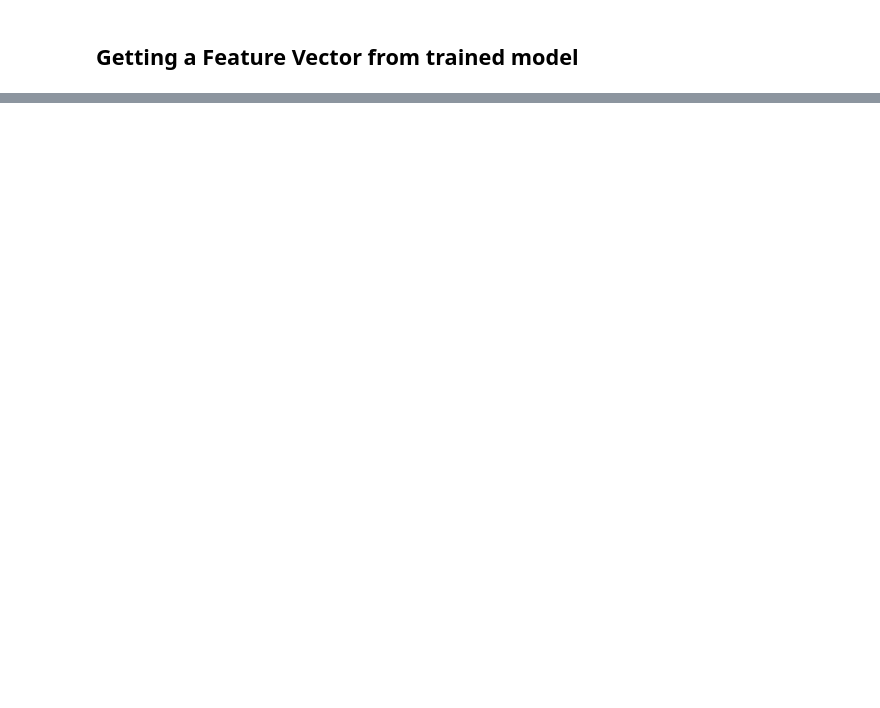
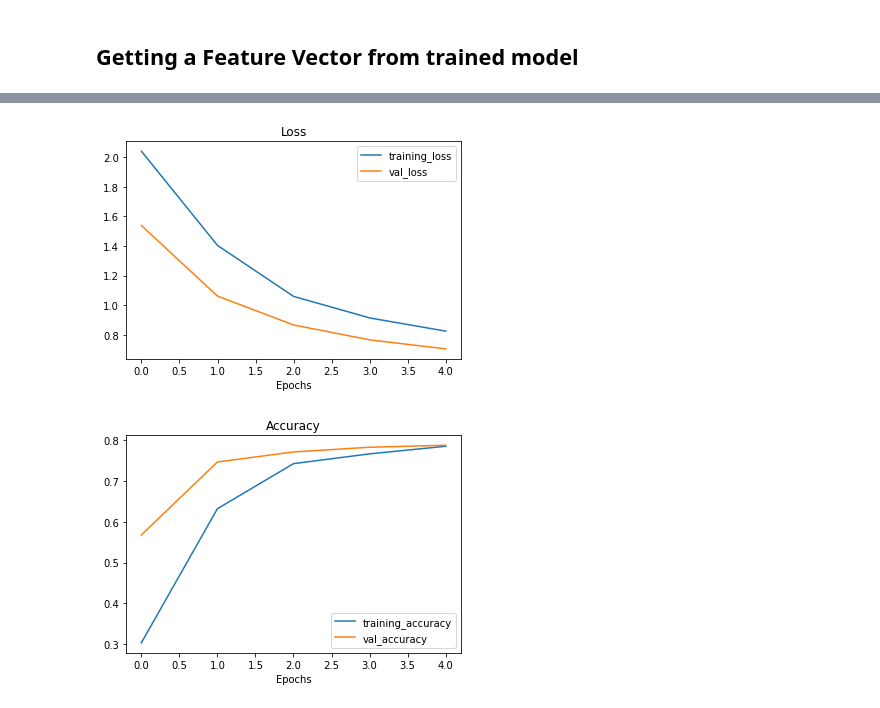
Before and after one commit to priteshkeleven/tf_course, a Jupyter notebook: transfer_learning_part_2_fine_tuning.ipynb, the cells around one changed output, grey strips where cells are left out. Cells and saved outputs as stored; diff of their text form; code cells hidden in the pictures; blank space fills up the shorter version.

```diff
--- a/transfer_learning_part_2_fine_tuning.ipynb
+++ b/transfer_learning_part_2_fine_tuning.ipynb
@@ -267,0 +472,3 @@ tf.reduce_mean(input_tensor, axis=[1, 2])
+# %%
+train_10_percent_dir = "10_food_classes_10_percent/train"
+test_dir = "10_food_classes_10_percent/test"
@@ -267,0 +544,17 @@ tf.reduce_mean(input_tensor, axis=[1, 2])
+# %%
+input_shape = (224, 224, 3)
+
+base_model = keras.applications.EfficientNetB0(include_top=False)
+base_model.trainable = False
+
+inputs = layers.Input(shape=input_shape, name="input_layer")
+x = data_augmentation(inputs)
+x = base_model(x, training=False)
+x = layers.GlobalAveragePooling2D()(x)
+outputs = layers.Dense(10, activation="softmax", name="output_layer")(x)
+
+model_2 = keras.Model(inputs, outputs)
+
+model_2.compile(loss="categorical_crossentropy",
+                optimizer=keras.optimizers.Adam(),
+               metrics=["accuracy"])
@@ -267,0 +563,8 @@ tf.reduce_mean(input_tensor, axis=[1, 2])
+# %%
+checkpoint_path = "10_percent_model_checkpoints_weights/checkpoints.ckpt"
+
+model_checkpoint_callback = keras.callbacks.ModelCheckpoint(filepath=checkpoint_path,
+                                                            save_weights_only=True,
+                                                            save_best_only=False,
+                                                           save_freq="epoch",
+                                                           verbose=0)
@@ -267,0 +573,10 @@ tf.reduce_mean(input_tensor, axis=[1, 2])
+# %%
+initial_epochs = 5
+
+history_model_2 = model_2.fit(train_10_percent_data,
+           epochs=initial_epochs,
+           steps_per_epoch=len(train_10_percent_data),
+           validation_data=test_data,
+           validation_steps=int(0.25 * len(test_data)),
+            callbacks=[model_checkpoint_callback, create_tensorboard_callback(dir_name="transfer_learning",
+                                                   experiment_name="10_percent_data_aug")])
@@ -267,0 +595,5 @@ tf.reduce_mean(input_tensor, axis=[1, 2])
+# %%
+plot_loss_curves(history_model_2)
+# %% [output]
+[figure, added]
+[figure, added]
```
Also changed, not shown: parts of 86 cells of this notebook.
